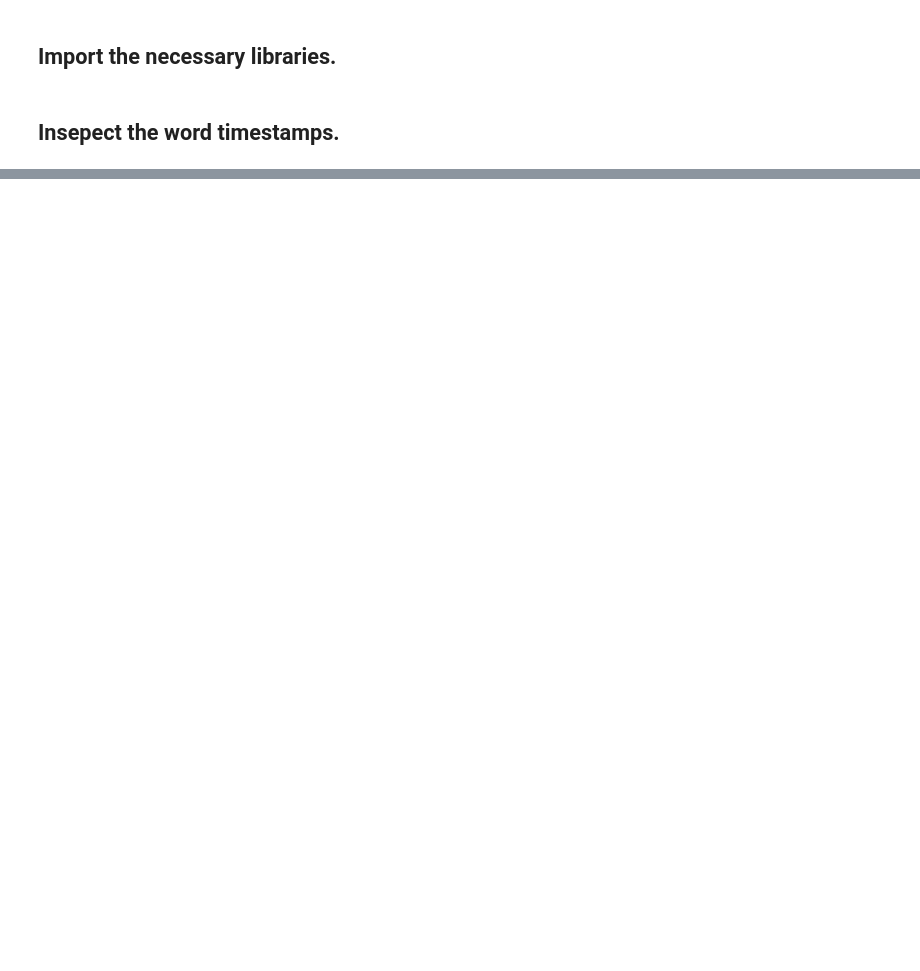
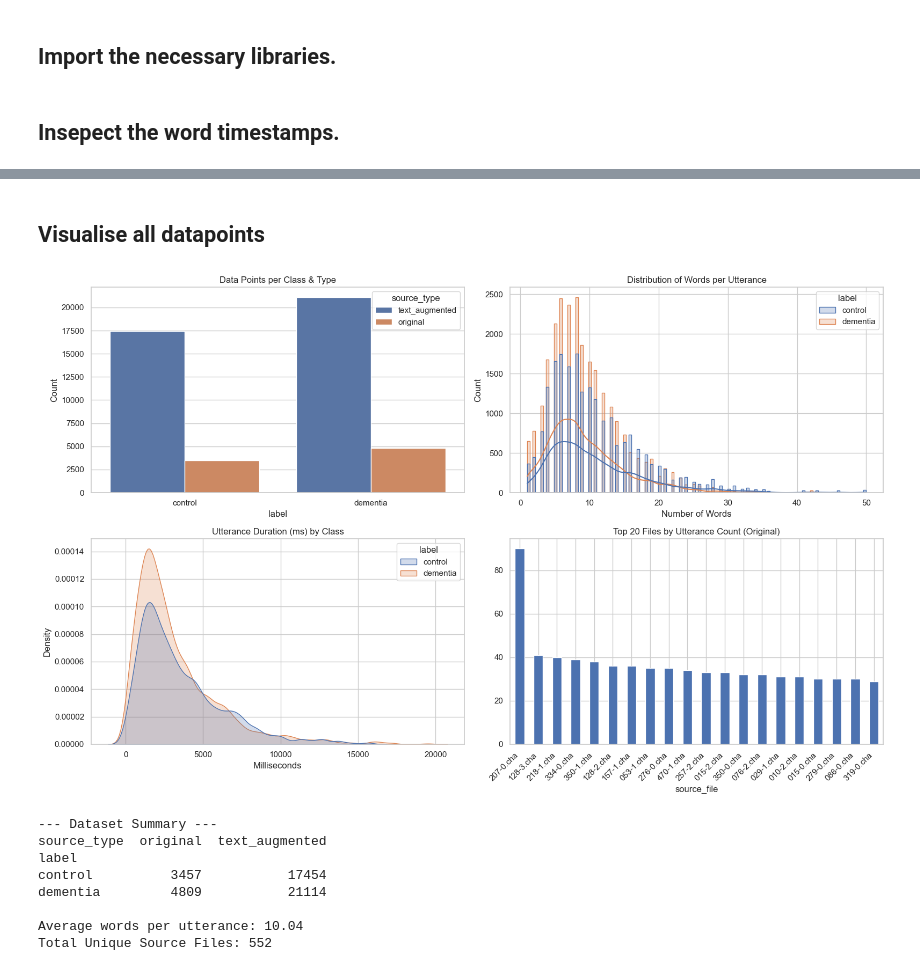
Before and after one commit to liv0ri/An-AI-Assisted-Approach-for-the-Detection-of-Dementia, a Jupyter notebook: 2. Lin & Washington 2024/testing_timestamps.ipynb, the cells around one changed output, grey strips where cells are left out. Cells and saved outputs as stored; diff of their text form; code cells hidden in the pictures; blank space fills up the shorter version.

```diff
--- a/2. Lin & Washington 2024/testing_timestamps.ipynb
+++ b/2. Lin & Washington 2024/testing_timestamps.ipynb
@@ -14,5 +14,8 @@ import numpy as np
 from src.models_code.config import PROCESSED_DATA_PATH
 import soundfile as sf
 import os
+
+PROJECT_ROOT = os.path.abspath(os.path.join(os.getcwd(), ".."))
+save_dir = os.path.join(PROJECT_ROOT, "Other", "a. Data Visualisation and Distribution")
 # %% [markdown]
 ## Insepect the word timestamps.
@@ -59,0 +91,72 @@ Total buffer length: 16000 samples
+# %% [markdown]
+## Visualise all datapoints
+# %%
+import pickle
+import matplotlib.pyplot as plt
+import seaborn as sns
+import pandas as pd
+import numpy as np
+
+def visualize_dataset_stats(pickle_path):
+    with open(pickle_path, "rb") as f:
+        data = pickle.load(f)
+
+    # Convert list of dicts to a DataFrame for easier analysis
+    df = pd.DataFrame([{
+        'label': u['label'],
+        'source_type': u['source_type'],
+        'num_words': len(u['words']),
+        'duration_ms': u['end'] - u['start'],
+        'source_file': u['source_file']
+    } for u in data])
+
+    plt.figure(figsize=(16, 10))
+    sns.set_theme(style="whitegrid")
+
+    # 1. Class Distribution (Original vs Augmented)
+    plt.subplot(2, 2, 1)
+    sns.countplot(data=df, x='label', hue='source_type')
+    plt.title("Data Points per Class & Type")
+    plt.ylabel("Count")
+
+    # 2. Utterance Length (Word Count) Distribution
+    plt.subplot(2, 2, 2)
+    sns.histplot(data=df, x='num_words', hue='label', kde=True, element="step")
+    plt.title("Distribution of Words per Utterance")
+    plt.xlabel("Number of Words")
+
+    # 3. Audio Duration Distribution
+    plt.subplot(2, 2, 3)
+    sns.kdeplot(data=df, x='duration_ms', hue='label', fill=True)
+    plt.title("Utterance Duration (ms) by Class")
+    plt.xlabel("Milliseconds")
+
+    # 4. Data Volume by Source File (Top 20 files)
+    plt.subplot(2, 2, 4)
+    file_counts = df[df['source_type'] == 'original']['source_file'].value_counts().head(20)
+    file_counts.plot(kind='bar')
+    plt.title("Top 20 Files by Utterance Count (Original)")
+    plt.xticks(rotation=45, ha='right')
+
+    plt.tight_layout()
+    plt.savefig(os.path.join(save_dir, "dataset_stats.png"))
+    plt.show()
+
+    # Print summary statistics
+    print(f"--- Dataset Summary ---")
+    print(df.groupby(['label', 'source_type']).size().unstack(fill_value=0))
+    print(f"\nAverage words per utterance: {df['num_words'].mean():.2f}")
+    print(f"Total Unique Source Files: {df['source_file'].nunique()}")
+
+
+visualize_dataset_stats(PROCESSED_DATA_PATH)
+# %% [output]
+[figure, added]
+--- Dataset Summary ---
+source_type  original  text_augmented
+label
+control          3457           17454
+dementia         4809           21114
+
+Average words per utterance: 10.04
+Total Unique Source Files: 552
```
Also changed, not shown: parts of 3 cells of this notebook, 1 other file.
